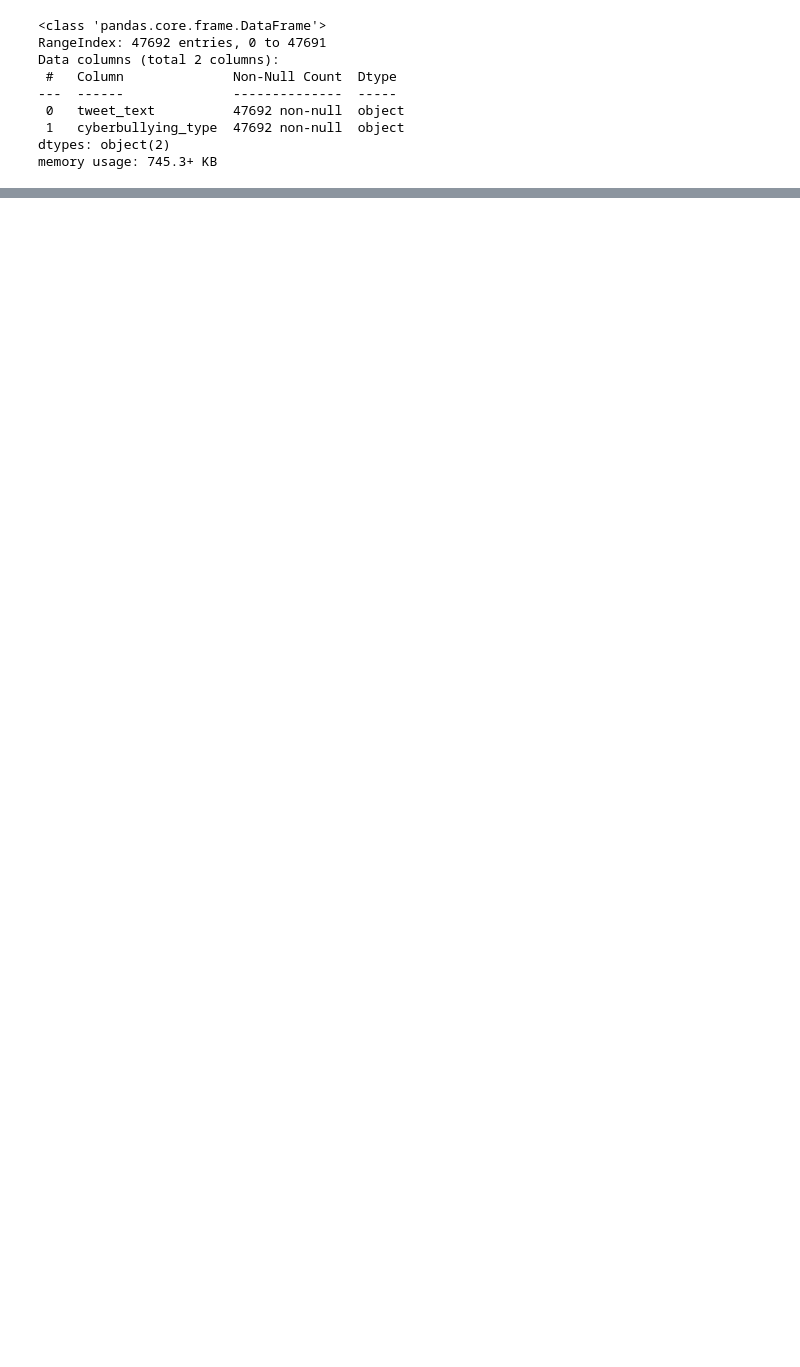
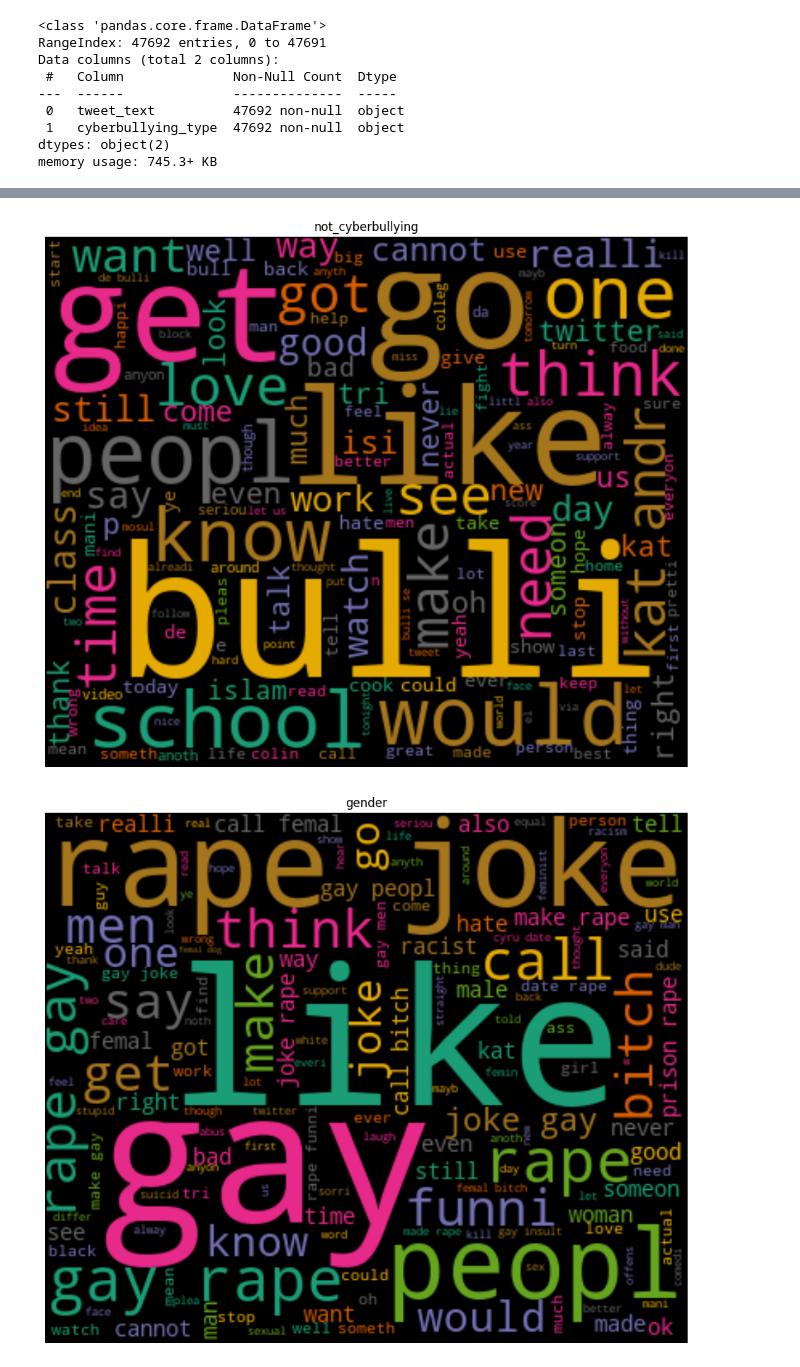
Before and after one commit to benkarabinus/nerdy_data_stuff, a Jupyter notebook: DU/COMP4449/FinalRough/FinalRough.ipynb, the cells around one changed output, grey strips where cells are left out. Saved outputs shown, nothing was run; the diff lists cells and outputs as text; code cells hidden in the pictures; blank space fills up the shorter version.

```diff
--- a/DU/COMP4449/FinalRough/FinalRough.ipynb
+++ b/DU/COMP4449/FinalRough/FinalRough.ipynb
@@ -90,0 +215,22 @@ train_df['tweet_text'][0]
+# %%
+"""Create a word cloud from tweets for each cyberbullying category label"""
+
+# define a function to create a word cloud
+def generate_wordcloud(data,title):
+  wc = WordCloud(width=400, height=330, max_words=150,colormap="Dark2",
+                 stopwords=stopwords.words('english')).generate_from_text(data)
+  plt.figure(figsize=(10,8))
+  plt.imshow(wc, interpolation='bilinear')
+  plt.axis("off")
+  plt.title(title)
+  plt.tight_layout()
+  plt.show()
+
+# get list of cyberbullying categories
+labels = list(tweets['cyberbullying_type'].unique())
+for label in labels:
+  text = " ".join( word for word in tweets[tweets['cyberbullying_type'] == label]['tweet_text'] if 'http' not in word)
+  generate_wordcloud(text, label)
+# %% [output]
+[figure, added]
+[figure, added]
```
Also changed, not shown: parts of 33 cells of this notebook, 2 other files.
